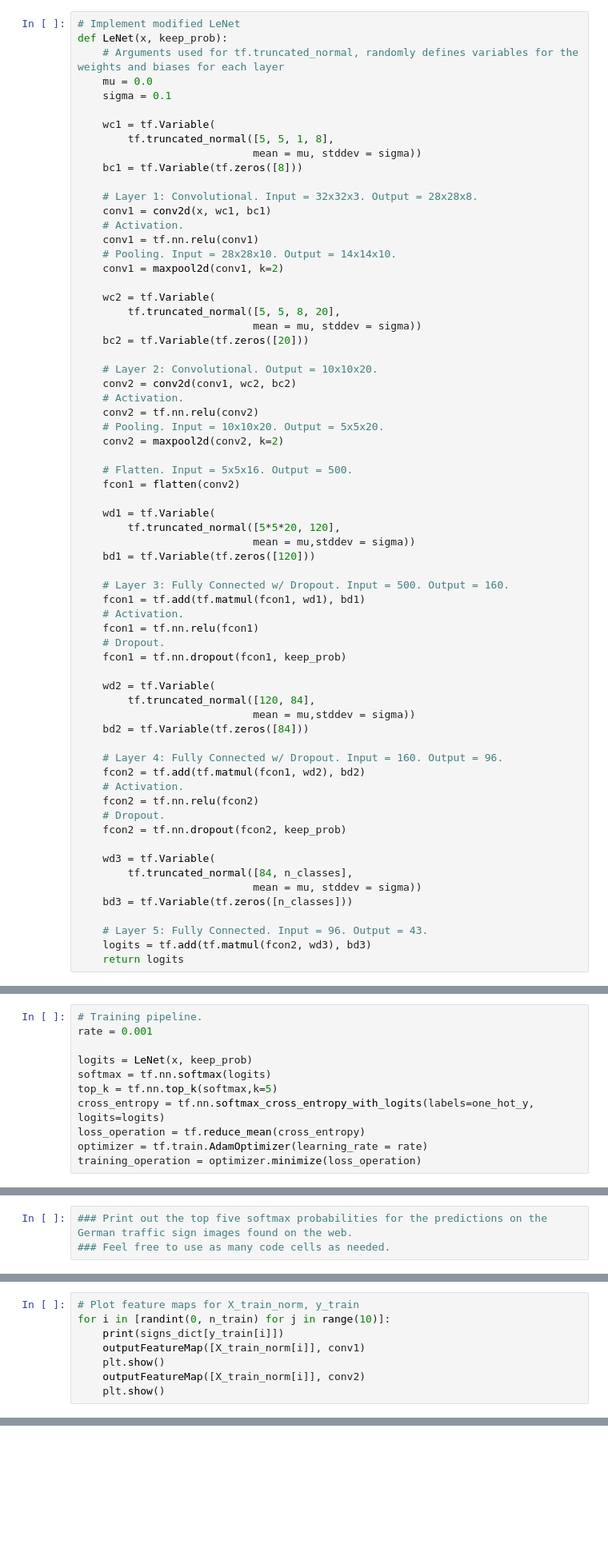
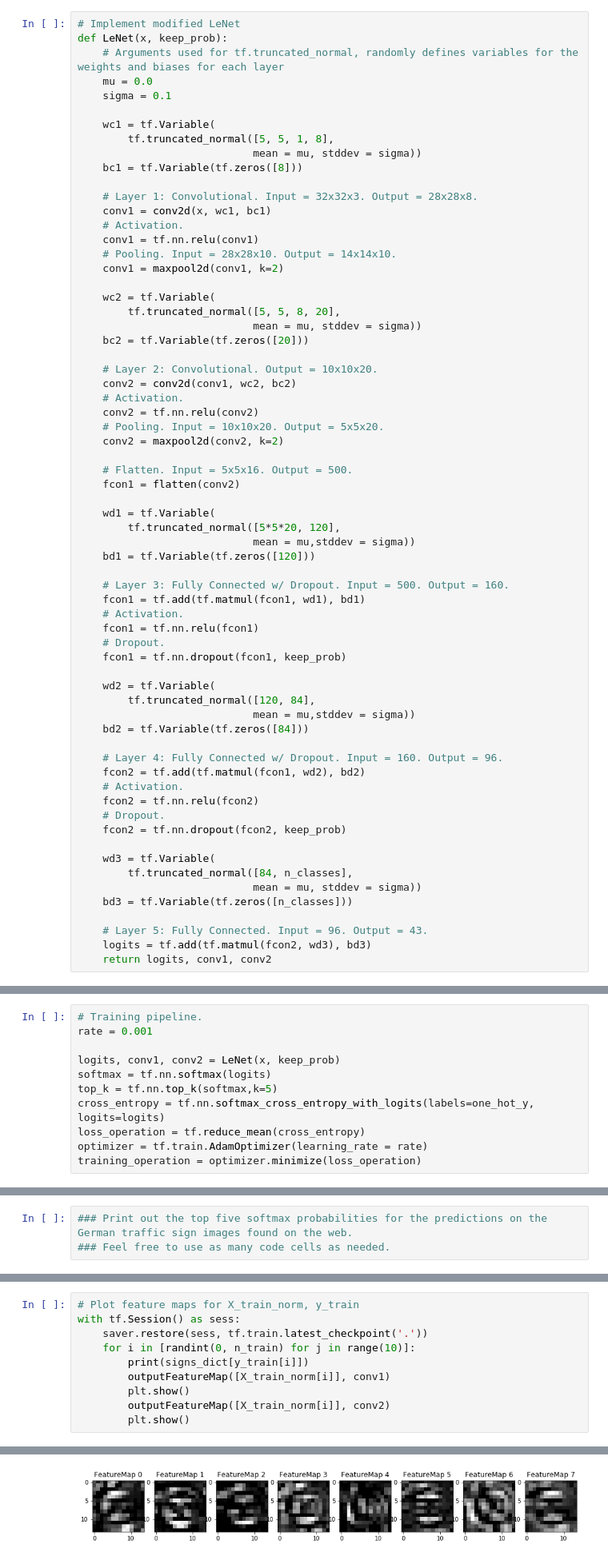
Before and after one commit to ruithumbup/CarND-Traffic-Sign-Classifier-Project, a Jupyter notebook: Traffic_Sign_Classifier.ipynb, the cells around one changed output, grey strips where cells are left out. Shown: that part at 80% size. Saved outputs shown, nothing was run; the diff lists cells and outputs as text; blank space fills up the shorter version.

```diff
--- a/Traffic_Sign_Classifier.ipynb
+++ b/Traffic_Sign_Classifier.ipynb
@@ -316,7 +316,7 @@ def LeNet(x, keep_prob):
 
     # Layer 5: Fully Connected. Input = 96. Output = 43.
     logits = tf.add(tf.matmul(fcon2, wd3), bd3)
-    return logits
+    return logits, conv1, conv2
 # %% [markdown]
 ### Train, Validate and Test the Model
 # %% [markdown]
@@ -338,7 +338,7 @@ keep_prob = tf.placeholder(tf.float32)
 # Training pipeline.
 rate = 0.001
 
-logits = LeNet(x, keep_prob)
+logits, conv1, conv2 = LeNet(x, keep_prob)
 softmax = tf.nn.softmax(logits)
 top_k = tf.nn.top_k(softmax,k=5)
 cross_entropy = tf.nn.softmax_cross_entropy_with_logits(labels=one_hot_y, logits=logits)
@@ -617,10 +617,12 @@ def outputFeatureMap(image_input, tf_activation, activation_min=-1, activation_m
             plt.imshow(activation[0,:,:, featuremap], interpolation="nearest", cmap="gray")
 # %%
 # Plot feature maps for X_train_norm, y_train
-for i in [randint(0, n_train) for j in range(10)]:
-    print(signs_dict[y_train[i]])
-    outputFeatureMap([X_train_norm[i]], conv1)
-    plt.show()
-    outputFeatureMap([X_train_norm[i]], conv2)
-    plt.show()
+with tf.Session() as sess:
+    saver.restore(sess, tf.train.latest_checkpoint('.'))
+    for i in [randint(0, n_train) for j in range(10)]:
+        print(signs_dict[y_train[i]])
+        outputFeatureMap([X_train_norm[i]], conv1)
+        plt.show()
+        outputFeatureMap([X_train_norm[i]], conv2)
+        plt.show()
 # %% [output]
@@ -627,0 +630 @@ Wild animals crossing
+[figure, added]
```
Also changed, not shown: parts of 6 cells of this notebook, 3 other files.
